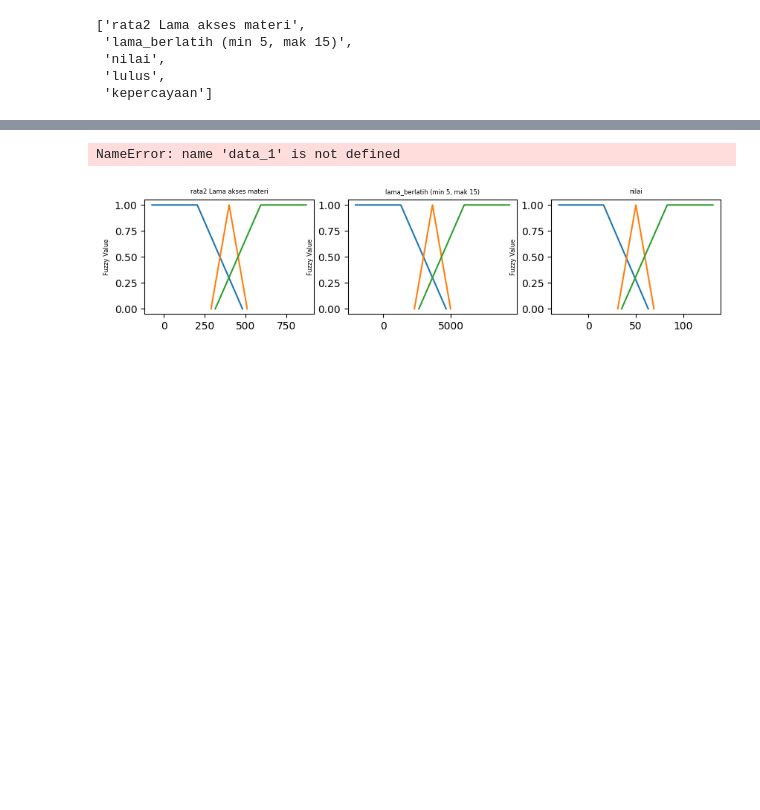
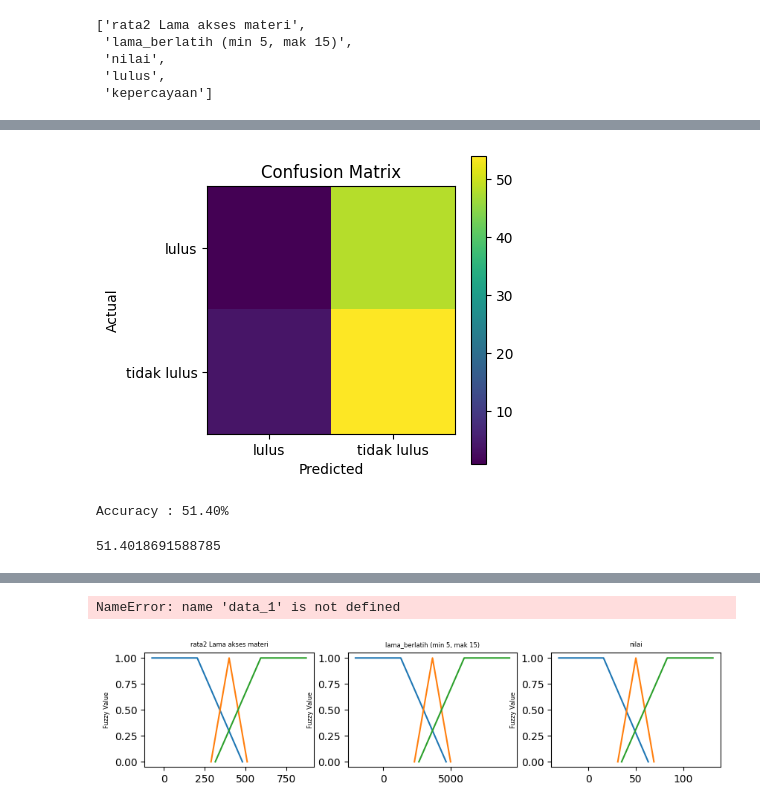
Before and after one commit to LvnnnX/SistemPakar-Fuzzy, a Jupyter notebook: Tugas Fuzzy2.ipynb, the cells around one changed output, grey strips where cells are left out. Cells and saved outputs as stored; diff of their text form; code cells hidden in the pictures; blank space fills up the shorter version.

```diff
--- a/Tugas Fuzzy2.ipynb
+++ b/Tugas Fuzzy2.ipynb
@@ -656,0 +932,6 @@ data1.showFigure().
+# %%
+data1.showAccuracy(output=True)
+# %% [output]
+[figure, added]
+Accuracy : 51.40%
+51.4018691588785
```
Also changed, not shown: parts of 23 cells of this notebook, 4 other files.
